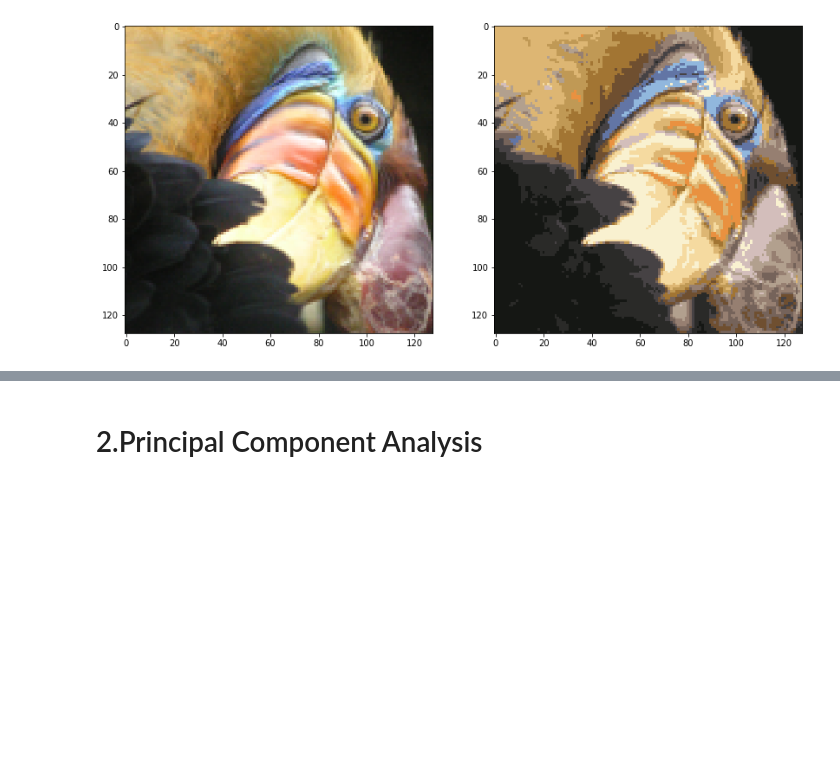
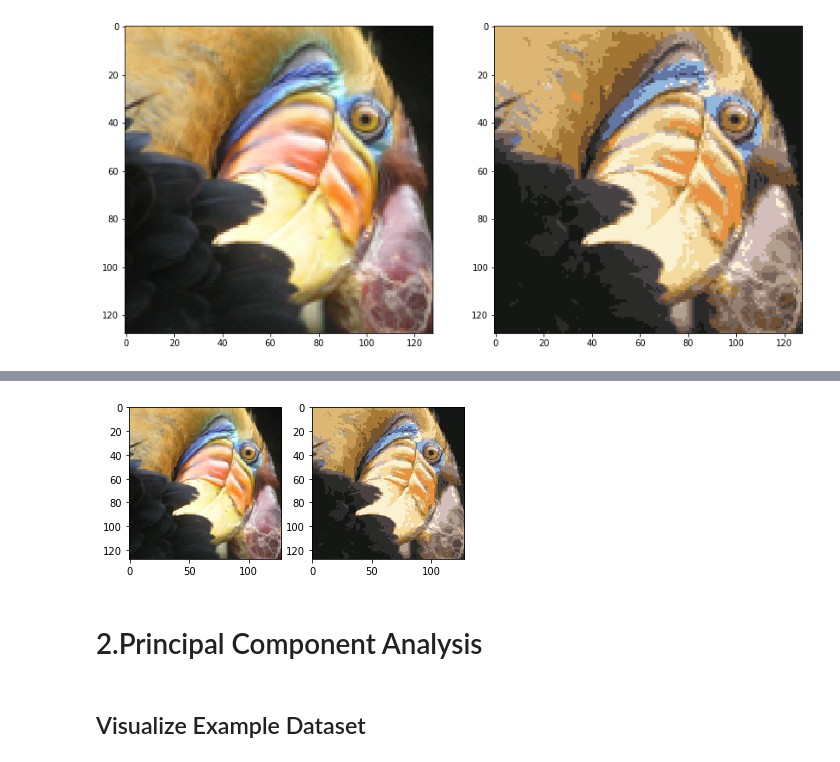
Before and after one commit to mmmcn/data-science-learn, a Jupyter notebook: machinelearning/Coursera-ML-AndrewNg-Exercises/ex7-Kmeans and PCA/main.ipynb, the cells around one changed output, grey strips where cells are left out. Cells and saved outputs as stored; diff of their text form; code cells hidden in the pictures; blank space fills up the shorter version.

```diff
--- a/machinelearning/Coursera-ML-AndrewNg-Exercises/ex7-Kmeans and PCA/main.ipynb
+++ b/machinelearning/Coursera-ML-AndrewNg-Exercises/ex7-Kmeans and PCA/main.ipynb
@@ -297,0 +317,2 @@ plt.show()
+# %%
+model = KMeans(n_clusters=16, n_init=100, n_jobs=-1)
@@ -298,2 +337,13 @@ plt.show()
+# %%
+compressedImage = Centroids[C].reshape((128,128,3))
+# %%
+fig ,ax = plt.subplots(1,2)
+ax[0].imshow(pic)
+ax[1].imshow(compressedImage)
+plt.show()
+# %% [output]
+[figure, added]
 # %% [markdown]
 # 2.Principal Component Analysis
+# %% [markdown]
+## Visualize Example Dataset
```
Also changed, not shown: parts of 39 cells of this notebook.
